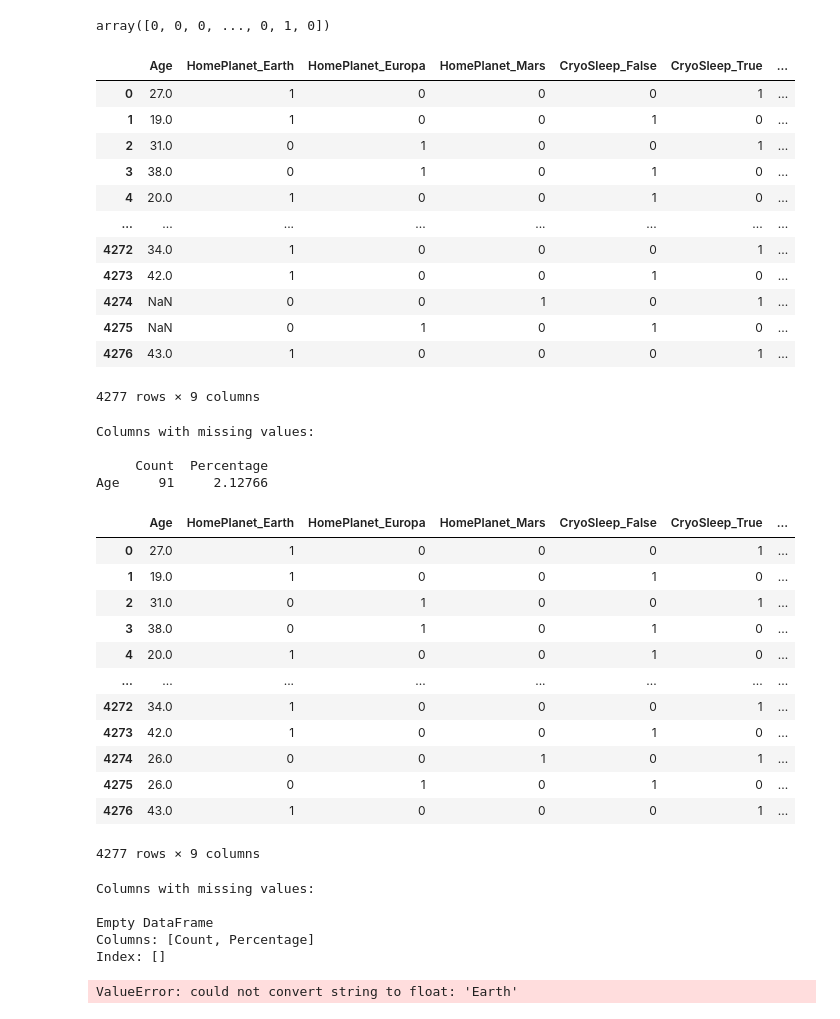
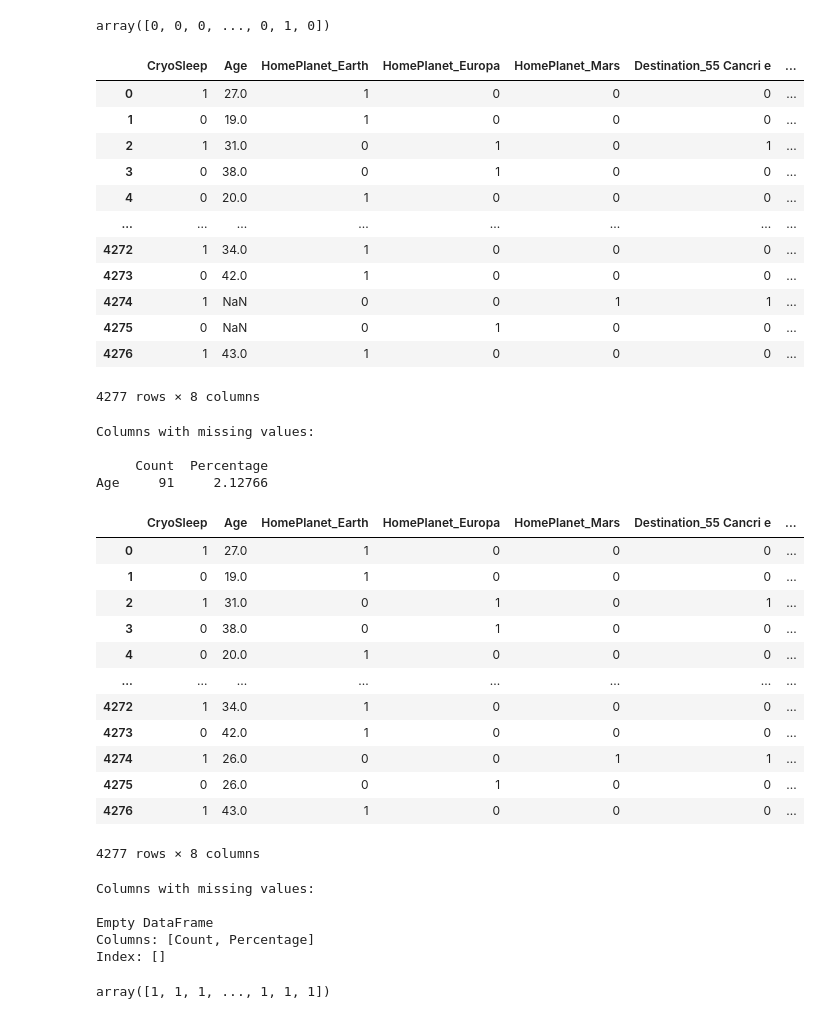
Before and after one commit to Emilly-Njue/Spaceship-Titanic, a Jupyter notebook: spaceship.ipynb, the cells around one changed output. Saved outputs shown, nothing was run; the diff lists cells and outputs as text; code cells hidden in the pictures.

Commit message:
test and training data

```diff
--- a/spaceship.ipynb
+++ b/spaceship.ipynb
@@ -841,23 +855,27 @@ array([0, 0, 0, ..., 0, 1, 0])
 # %%
 # Test data
 test_data = pd.read_csv('test.csv')
+test_data['PassengerId'] = test_data['PassengerId'].astype(int)
 test_data1 = test_data[['HomePlanet', 'CryoSleep', 'Destination', 'Age']]
+test_data1['CryoSleep'] = test_data1['CryoSleep'].fillna(False)
+
+test_data1['CryoSleep'] = test_data1[['CryoSleep']].astype(int)
 test_data1 = pd.get_dummies(test_data1)
 test_data1
 # %% [output]
-|  | Age | HomePlanet_Earth | HomePlanet_Europa | HomePlanet_Mars | CryoSleep_False | CryoSleep_True | ... |
-| 0 | 27.0 | 1 | 0 | 0 | 0 | 1 | ... |
-| 1 | 19.0 | 1 | 0 | 0 | 1 | 0 | ... |
-| 2 | 31.0 | 0 | 1 | 0 | 0 | 1 | ... |
-| 3 | 38.0 | 0 | 1 | 0 | 1 | 0 | ... |
-| 4 | 20.0 | 1 | 0 | 0 | 1 | 0 | ... |
+|  | CryoSleep | Age | HomePlanet_Earth | HomePlanet_Europa | HomePlanet_Mars | Destination_55 Cancri e | ... |
+| 0 | 1 | 27.0 | 1 | 0 | 0 | 0 | ... |
+| 1 | 0 | 19.0 | 1 | 0 | 0 | 0 | ... |
+| 2 | 1 | 31.0 | 0 | 1 | 0 | 1 | ... |
+| 3 | 0 | 38.0 | 0 | 1 | 0 | 0 | ... |
+| 4 | 0 | 20.0 | 1 | 0 | 0 | 0 | ... |
 | ... | ... | ... | ... | ... | ... | ... | ... |
-| 4272 | 34.0 | 1 | 0 | 0 | 0 | 1 | ... |
-| 4273 | 42.0 | 1 | 0 | 0 | 1 | 0 | ... |
-| 4274 | NaN | 0 | 0 | 1 | 0 | 1 | ... |
-| 4275 | NaN | 0 | 1 | 0 | 1 | 0 | ... |
-| 4276 | 43.0 | 1 | 0 | 0 | 0 | 1 | ... |
+| 4272 | 1 | 34.0 | 1 | 0 | 0 | 0 | ... |
+| 4273 | 0 | 42.0 | 1 | 0 | 0 | 0 | ... |
+| 4274 | 1 | NaN | 0 | 0 | 1 | 1 | ... |
+| 4275 | 0 | NaN | 0 | 1 | 0 | 0 | ... |
+| 4276 | 1 | 43.0 | 1 | 0 | 0 | 0 | ... |
-4277 rows × 9 columns
+4277 rows × 8 columns
 # %%
 print_missing_values(test_data1)
 # %% [output]
@@ -869,19 +887,19 @@ Age     91     2.12766
 test_data1['Age'] = test_data1['Age'].fillna(test_data1.Age.median())
 test_data1
 # %% [output]
-|  | Age | HomePlanet_Earth | HomePlanet_Europa | HomePlanet_Mars | CryoSleep_False | CryoSleep_True | ... |
-| 0 | 27.0 | 1 | 0 | 0 | 0 | 1 | ... |
-| 1 | 19.0 | 1 | 0 | 0 | 1 | 0 | ... |
-| 2 | 31.0 | 0 | 1 | 0 | 0 | 1 | ... |
-| 3 | 38.0 | 0 | 1 | 0 | 1 | 0 | ... |
-| 4 | 20.0 | 1 | 0 | 0 | 1 | 0 | ... |
+|  | CryoSleep | Age | HomePlanet_Earth | HomePlanet_Europa | HomePlanet_Mars | Destination_55 Cancri e | ... |
+| 0 | 1 | 27.0 | 1 | 0 | 0 | 0 | ... |
+| 1 | 0 | 19.0 | 1 | 0 | 0 | 0 | ... |
+| 2 | 1 | 31.0 | 0 | 1 | 0 | 1 | ... |
+| 3 | 0 | 38.0 | 0 | 1 | 0 | 0 | ... |
+| 4 | 0 | 20.0 | 1 | 0 | 0 | 0 | ... |
 | ... | ... | ... | ... | ... | ... | ... | ... |
-| 4272 | 34.0 | 1 | 0 | 0 | 0 | 1 | ... |
-| 4273 | 42.0 | 1 | 0 | 0 | 1 | 0 | ... |
-| 4274 | 26.0 | 0 | 0 | 1 | 0 | 1 | ... |
-| 4275 | 26.0 | 0 | 1 | 0 | 1 | 0 | ... |
-| 4276 | 43.0 | 1 | 0 | 0 | 0 | 1 | ... |
+| 4272 | 1 | 34.0 | 1 | 0 | 0 | 0 | ... |
+| 4273 | 0 | 42.0 | 1 | 0 | 0 | 0 | ... |
+| 4274 | 1 | 26.0 | 0 | 0 | 1 | 1 | ... |
+| 4275 | 0 | 26.0 | 0 | 1 | 0 | 0 | ... |
+| 4276 | 1 | 43.0 | 1 | 0 | 0 | 0 | ... |
-4277 rows × 9 columns
+4277 rows × 8 columns
 # %%
 print_missing_values(test_data1)
 # %% [output]
@@ -891,6 +909,7 @@ Empty DataFrame
 Columns: [Count, Percentage]
 Index: []
 # %%
-prediction = decision_treee_grid.predict(test_data)
+prediction = decision_treee_grid.predict(test_data1)
+prediction
 # %% [output]
-ValueError: could not convert string to float: 'Earth'
+array([1, 1, 1, ..., 1, 1, 1])
```
Also changed, not shown: parts of 14 cells of this notebook.
